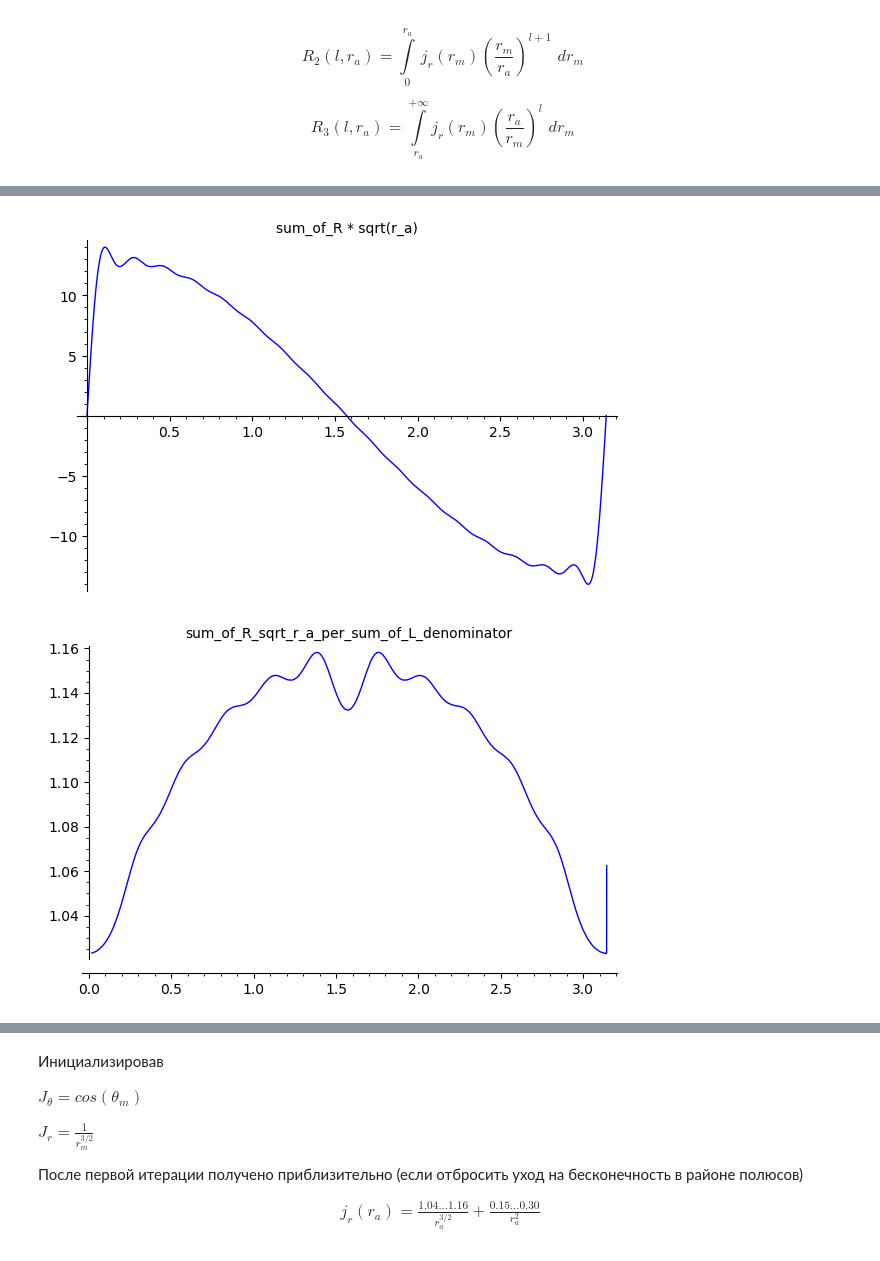
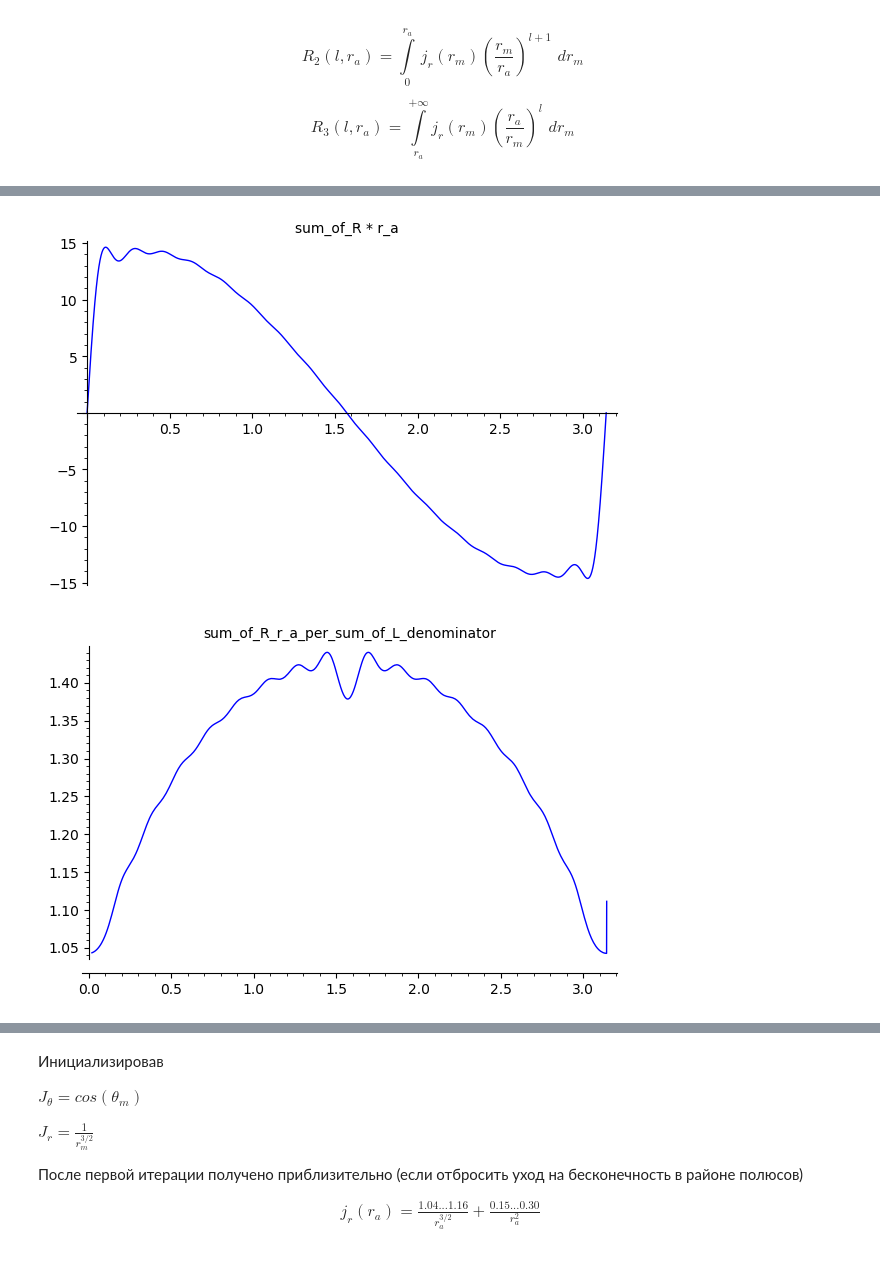
Before and after one commit to daju1/articles, a Jupyter notebook: electrostatic_vector_potential/Vector_potential_of_a_precessing_magnetic_dipole_in_spherical_coordinates.ipynb, the cells around one changed output, grey strips where cells are left out. Cells and saved outputs as stored; diff of their text form; code cells hidden in the pictures.

```diff
--- a/electrostatic_vector_potential/Vector_potential_of_a_precessing_magnetic_dipole_in_spherical_coordinates.ipynb
+++ b/electrostatic_vector_potential/Vector_potential_of_a_precessing_magnetic_dipole_in_spherical_coordinates.ipynb
@@ -1546,17 +1551,3 @@ $$R_2\left(l, r_a\right)=\int\limits_{0}^{r_{a}} \,j_r(r_m) { \left(\frac{r_m}{r
 
 $$R_3\left(l, r_a\right)=\int\limits_{r_{a}}^{+\infty} j_r(r_m) {\left(\frac{r_a}{r_m}\right)^l}\,
 \,{d r_{m}}$$
-# %%
-# Интеграл R2
-sum_of_R2 = 0
-for ll in range(0,3):
-    print(ll, "         :", J_r (r_m) * (r_m / r_a)^(ll+1) )
-    print(ll, "int      :", integrate(J_r (r_m) * (r_m / r_a)^(ll+1), r_m) )
-    int_R2 = integrate(J_r (r_m) * (r_m / r_a)^(ll+1), r_m, 0, r_a)
-    print(ll, "int 0 ra :", int_R2)
-    print(ll, "int 0 ra :", Kl2(ll) * int_R2 )
-    sum_of_R2 += Kl2(ll) * int_R2
-    print("sum_of_R2 :", sum_of_R2)
-    print("sum_of_R2 :", sum_of_R2 * sqrt(r_a))
-    print("sum_of_R2 :", (sum_of_R2 * sqrt(r_a)).n())
-    print("")
@@ -1613,13 +1597,0 @@ sum_of_R3 : 0.800000000000000
-# %%
-# Интеграл R2
-# Интеграл R3
-sum_of_R = 0
-
-for ll in range(0,LL):
-    int_R2 = integrate(J_r (r_m) * (r_m / r_a)^(ll+1), r_m, 0, r_a)
-    int_R3 = integrate(J_r (r_m) * (r_a / r_m)^(ll), r_m, r_a, Infinity)
-    sum_of_R23 = Kl2(ll) * int_R2 + Kl3(ll) * int_R3
-    Mll = Ml(l=ll, j_theta=J_theta(theta_m), theta_a=theta_a)
-    sum_of_R23_Ml = sum_of_R23 * Mll
-    #print("sum_of_R23_Ml :", sum_of_R23_Ml)
-    sum_of_R += sum_of_R23_Ml
@@ -1626,8 +1608,10 @@ for ll in range(0,LL):
 # %%
-sum_of_R_sqrt_r_a = (sum_of_R * sqrt(r_a)).full_simplify()
+sum_of_R_r_a = (sum_of_R * r_a).full_simplify()
 #print("sum_of_R :", sum_of_R_sqrt_r_a)
-plot(sum_of_R_sqrt_r_a, theta_a, 0, pi).show(title="sum_of_R * sqrt(r_a)")
+plot(sum_of_R_r_a, theta_a, 0, pi).show(title="sum_of_R * r_a")
 #print("sum_of_R3 :", (sum_of_R3 * sqrt(r_a)).n())
 #print("")
 # %% [output]
-[figure, old version]
+[figure, new version]
+# %%
+sum_of_R_r_a_per_sum_of_L_denominator = sum_of_R_r_a/sum_of_L_denominator
@@ -1634,6 +1620,5 @@ plot(sum_of_R_sqrt_r_a, theta_a, 0, pi).show(title="sum_of_R * sqrt(r_a)")
 # %%
-sum_of_R_sqrt_r_a_per_sum_of_L_denominator = sum_of_R_sqrt_r_a/sum_of_L_denominator
-plot(sum_of_R_sqrt_r_a_per_sum_of_L_denominator, theta_a, 0, pi).show(
-    title="sum_of_R_sqrt_r_a_per_sum_of_L_denominator")
+plot(sum_of_R_r_a_per_sum_of_L_denominator, theta_a, 0, pi).show(
+    title="sum_of_R_r_a_per_sum_of_L_denominator")
 # %% [output]
-[figure, old version]
+[figure, new version]
```
Also changed, not shown: parts of 12 cells of this notebook.
